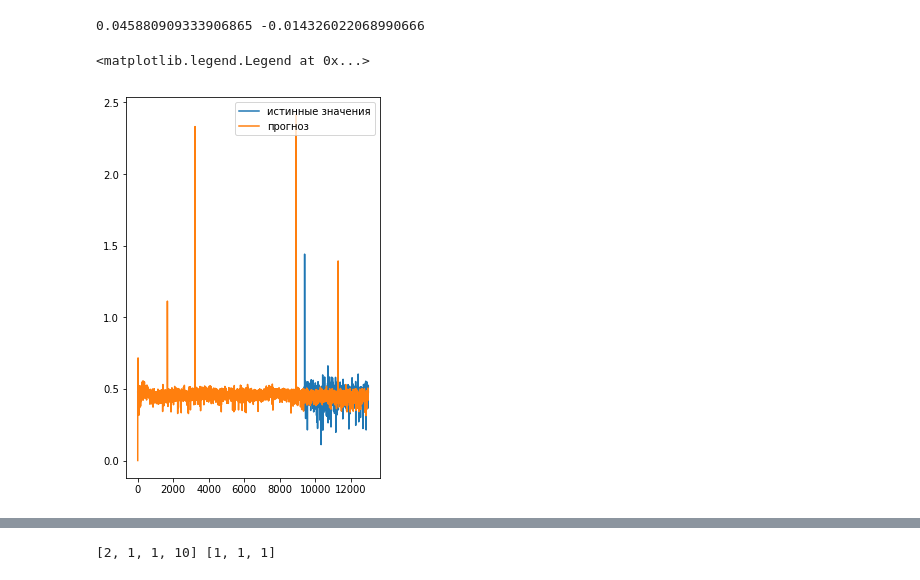
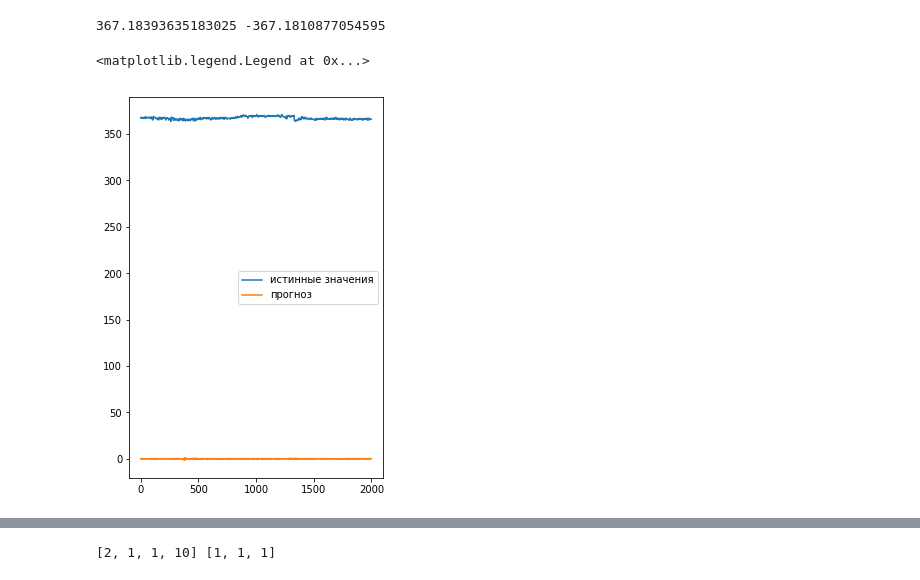
Before and after one commit to A101110/models, a Jupyter notebook: Pred_for_single_value.ipynb, the cells around one changed output, grey strips where cells are left out. Saved outputs shown, nothing was run; the diff lists cells and outputs as text; code cells hidden in the pictures.

```diff
--- a/Pred_for_single_value.ipynb
+++ b/Pred_for_single_value.ipynb
@@ -29,18 +29,19 @@ wb1 = openpyxl.load_workbook(r"data_sheets\Книга1.xlsx")
 sheet = wb1['Лист4']
 # %%
 start = datetime.datetime.now()
-timer = []
+timer_train = []
+timer_test = []
 batch_train = []
 batch_test = []
-n = 4530
-border = 17530
-num = 30530
-for i in range (1, border-n):
-    timer.append(sheet.cell(row = i+n, column = 2).value)
-    batch_train.append(float(sheet.cell(row = i+n, column = 7).value))
+n = 4000
+border = 6000
+num = 8000
+for i in range (0, border-n):
+    timer_train.append(sheet.cell(row = i+n, column = 8).value)
+    batch_train.append(float(sheet.cell(row = i+n, column = 2).value))
 for j in range (border-n, num-n-1):
-    timer.append(sheet.cell(row = j+n, column = 2).value)
-    batch_test.append(float(sheet.cell(row = j+n, column = 7).value))
+    timer_test.append(sheet.cell(row = i+n, column = 8).value)
+    batch_test.append(float(sheet.cell(row = j+n, column = 2).value))
 plt.plot(batch_train)
 plt.show()
 plt.plot(batch_test)
@@ -50,0 +52,8 @@ plt.show()
+# %%
+df1 =  pd.DataFrame(columns = ["flow1", "time"])
+df1.time = timer_train
+df1.flow1 = batch_train
+df1['time'] = df1['time'].diff()
+df1['flow1'] = df1['flow1'].diff()
+df1.dropna(inplace = True)
+plt.plot(df1)
@@ -51,8 +64,5 @@ plt.show()
 # %%
-df1 =  pd.DataFrame(columns = ["flow1"])
-df1.flow1 = batch_test
-
-model1 = SARIMAX(df1, order=(1, 1, 1), seasonal_order=(2, 1, 1, 19))
+model1 = SARIMAX(df1['flow1'], exog = df1['time'], order=(1, 1, 1), seasonal_order=(2, 0, 1, 15))
 result1 = model1.fit()
 
 prog_start = 0
@@ -60,21 +70,21 @@ prog_start = 0
 pred1 = result1.get_prediction(start = prog_start, dynamic = False)
 forecast_values1 = pred1.predicted_mean
 # %%
-difference = np.mean(forecast_values1 - batch_train)
-forecast_mse1 = np.sqrt(((forecast_values1 - batch_train) ** 2).mean())
+difference = np.mean(forecast_values1 - batch_test)
+forecast_mse1 = np.sqrt(((forecast_values1 - batch_test) ** 2).mean())
 print(forecast_mse1, difference)
 # %% [output]
-0.045880909333906865 -0.014326022068990666
+367.18393635183025 -367.1810877054595
 # %%
 #forecast_mse1 = ((forecast_values1 - batch_test) ** 2).mean()
 
 figure = pylab.subplot(1,2,2)
-figure1 = pylab.plot(batch_train, label = "истинные значения")
+figure1 = pylab.plot(batch_test, label = "истинные значения")
 figure2 = pylab.plot(forecast_values1, label = "прогноз")
 pylab.legend()
 # %% [output]
 <matplotlib.legend.Legend at 0x...>
-[figure, old version]
+[figure, new version]
 # %%
 def params_optimization(dataset, dataset_test, seasonal, non_seasonal, cycles):
     for i in range (10, cycles):
```
Also changed, not shown: parts of 4 cells of this notebook.
